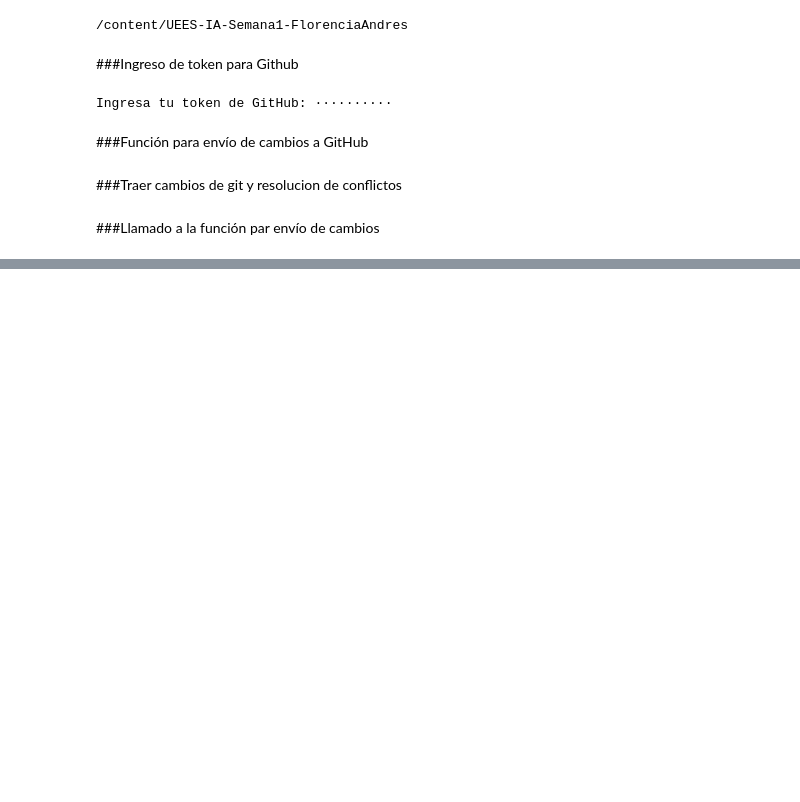
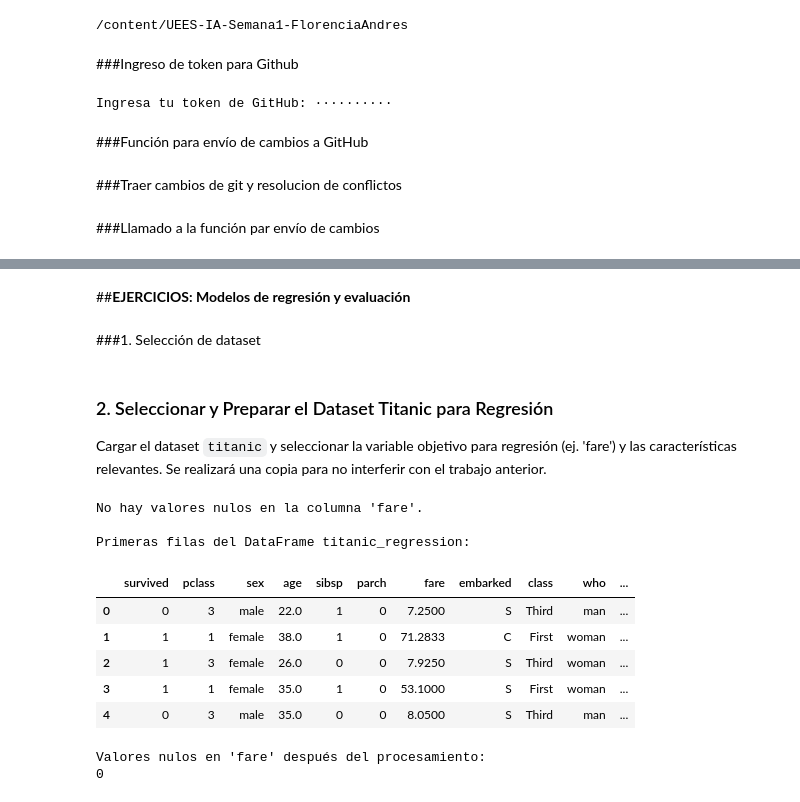
Before and after one commit to andresflorencia-uees/UEES-IA-Semana1-FlorenciaAndres, a Jupyter notebook: notebooks/03_Machine_Learning_Basico.ipynb, the cells around one changed output, grey strips where cells are left out. Drawn from its saved outputs; the diff is of its cells as text; code cells hidden in the pictures; blank space fills up the shorter version.

```diff
--- a/notebooks/03_Machine_Learning_Basico.ipynb
+++ b/notebooks/03_Machine_Learning_Basico.ipynb
@@ -125,0 +340,4 @@ Everything up-to-date
+# %% [markdown]
+##**EJERCICIOS: Modelos de regresión y evaluación**
+# %% [markdown]
+###1. Selección de dataset
@@ -125,0 +346,32 @@ Everything up-to-date
+# %% [markdown]
+### 2. Seleccionar y Preparar el Dataset Titanic para Regresión
+
+Cargar el dataset `titanic` y seleccionar la variable objetivo para regresión (ej. 'fare') y las características relevantes. Se realizará una copia para no interferir con el trabajo anterior.
+# %%
+titanic_regression = titanic.copy()
+
+# Verificar si hay valores nulos en 'fare'
+if titanic_regression['fare'].isnull().any():
+    # Imputar 'fare' con la mediana si hay valores nulos
+    titanic_regression['fare'].fillna(titanic_regression['fare'].median(), inplace=True)
+    print("Valores nulos en 'fare' imputados con la mediana.")
+else:
+    print("No hay valores nulos en la columna 'fare'.")
+
+# Mostrar las primeras filas y verificar nulos en 'fare' después de la operación
+print("\nPrimeras filas del DataFrame titanic_regression:")
+display(titanic_regression.head())
+print("\nValores nulos en 'fare' después del procesamiento:")
+print(titanic_regression['fare'].isnull().sum())
+# %% [output]
+No hay valores nulos en la columna 'fare'.
+
+Primeras filas del DataFrame titanic_regression:
+|  | survived | pclass | sex | age | sibsp | parch | fare | embarked | class | who | ... |
+| 0 | 0 | 3 | male | 22.0 | 1 | 0 | 7.2500 | S | Third | man | ... |
+| 1 | 1 | 1 | female | 38.0 | 1 | 0 | 71.2833 | C | First | woman | ... |
+| 2 | 1 | 3 | female | 26.0 | 0 | 0 | 7.9250 | S | Third | woman | ... |
+| 3 | 1 | 1 | female | 35.0 | 1 | 0 | 53.1000 | S | First | woman | ... |
+| 4 | 0 | 3 | male | 35.0 | 0 | 0 | 8.0500 | S | Third | man | ... |
+Valores nulos en 'fare' después del procesamiento:
+0
```
Also changed, not shown: parts of 29 cells of this notebook.
